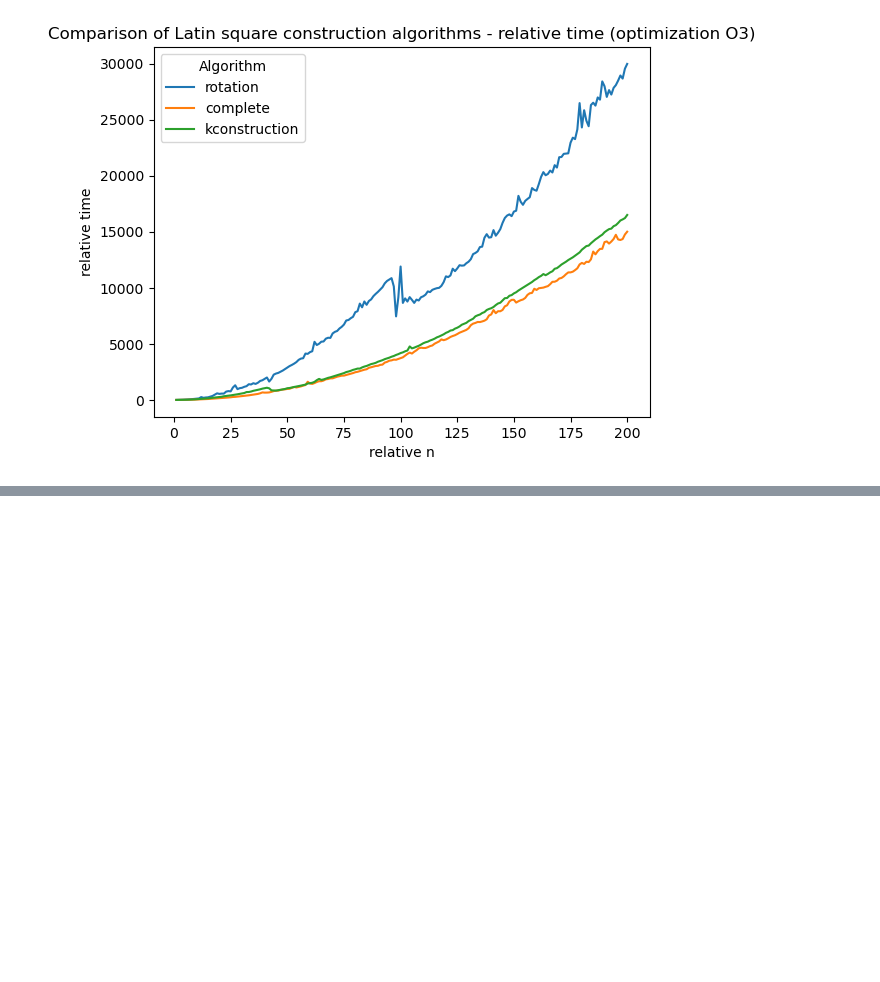
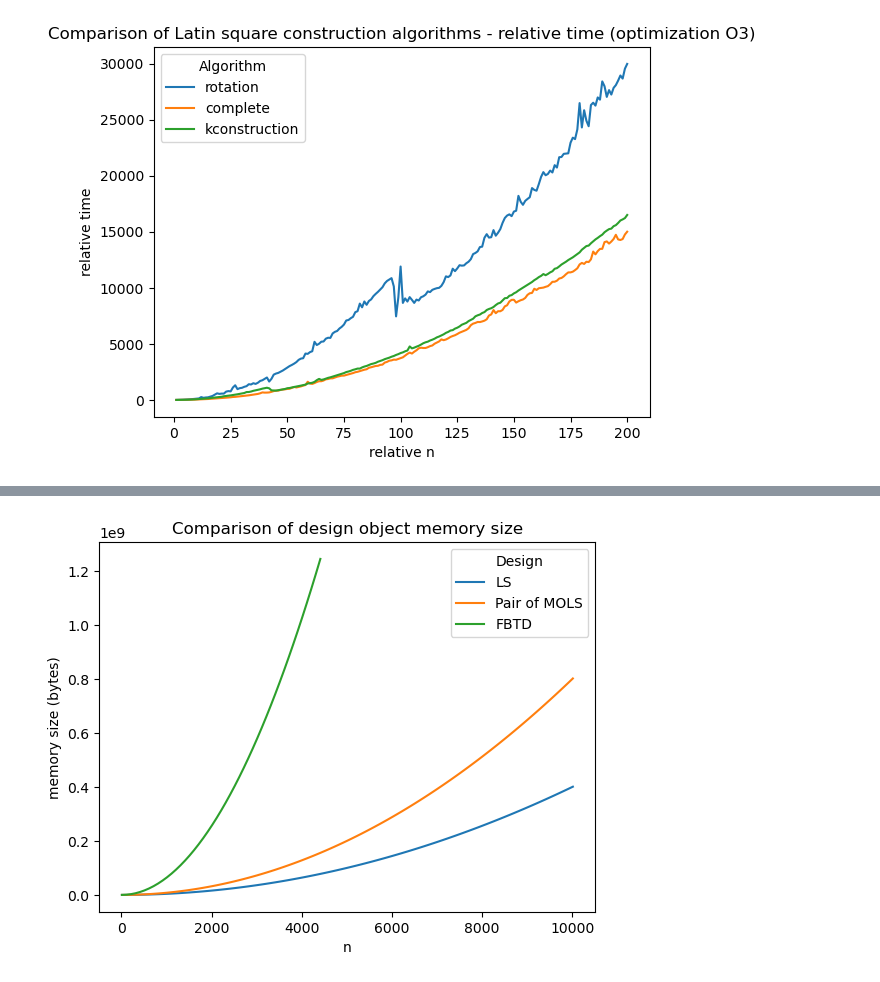
Before and after one commit to MihaelaBaksic/tournament-designs, a Jupyter notebook: visualization/plotting.ipynb, the cells around one changed output, grey strips where cells are left out. Drawn from its saved outputs; the diff is of its cells as text; code cells hidden in the pictures; blank space fills up the shorter version.

Commit message:
Memory consumption plotting

```diff
--- a/visualization/plotting.ipynb
+++ b/visualization/plotting.ipynb
@@ -244,0 +247,8 @@ plt.savefig('latin_square_comparison_relative_time_O3.jpg', dpi=500)
+# %%
+memory = pd.read_csv('../measurements/memory.csv', dtype={'n': int, 'memory_size': int})
+
+memory_ls = memory[memory['design'] == 'LS']
+memory_MOLS = memory[memory['design'] == 'PairMOLS']
+memory_FBTD = memory[memory['design'] == 'FBTD']
+
+memory.head()
@@ -244,0 +262,14 @@ plt.savefig('latin_square_comparison_relative_time_O3.jpg', dpi=500)
+# %%
+fig, ax = plt.subplots(1)
+plt.plot( memory_ls['n'], memory_ls['memory_size'], label='LS')
+plt.plot( memory_MOLS['n'], memory_MOLS['memory_size'], label='Pair of MOLS')
+plt.plot( memory_FBTD['n'], memory_FBTD['memory_size'], label='FBTD')
+
+ax.set_ylabel('memory size (bytes)')
+ax.set_xlabel('n')
+plt.title('Comparison of design object memory size')
+plt.legend(title='Design')
+
+plt.savefig('design_memory_comparison.jpg', dpi=500)
+# %% [output]
+[figure, added]
```
Also changed, not shown: parts of 2 cells of this notebook, 2 other files.
